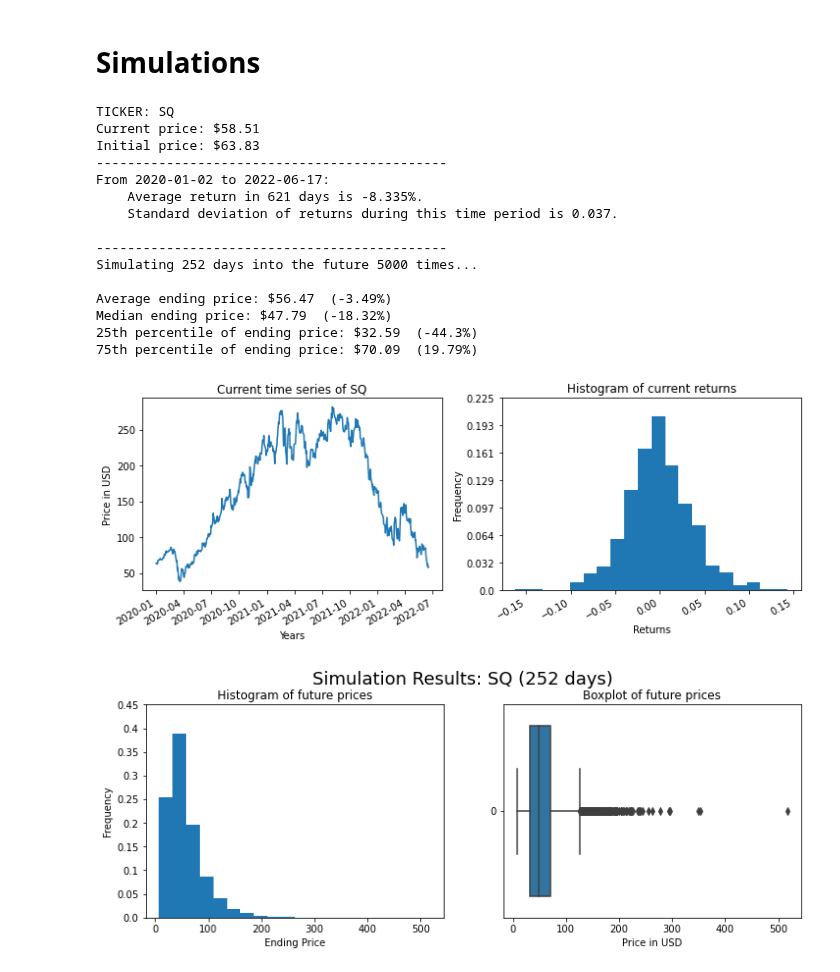
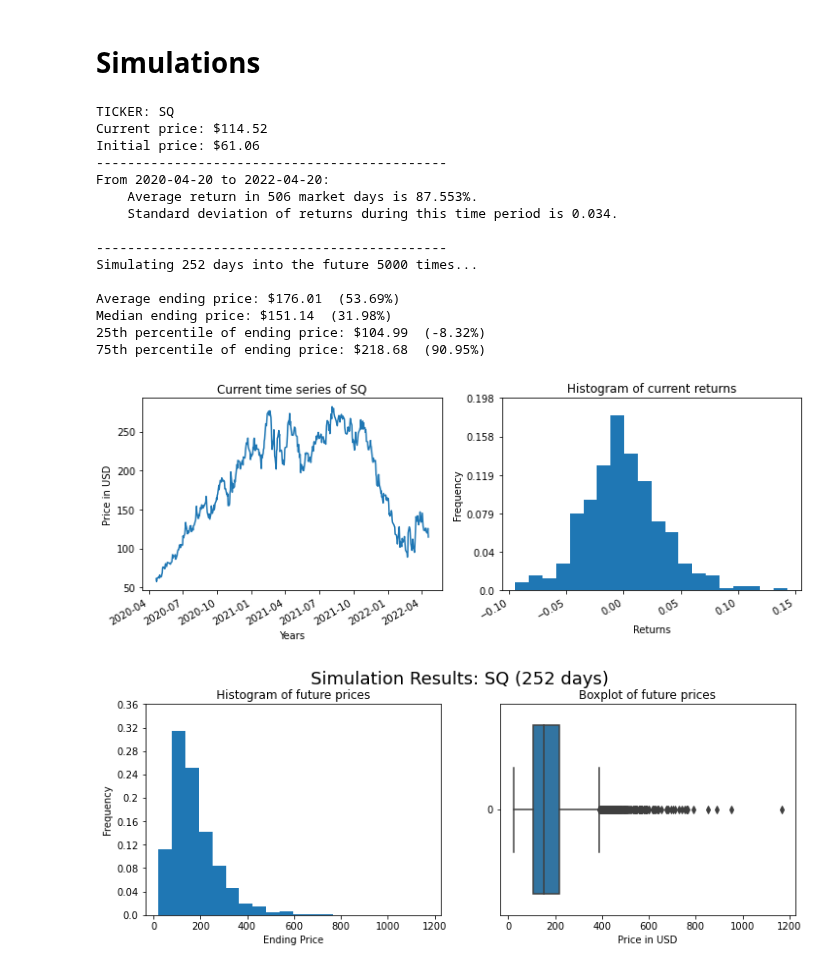
Before and after one commit to ryanznie/quant-MC-methods, a Jupyter notebook: quant-mc-methods-v2.ipynb, the cells around one changed output. Cells and saved outputs as stored; diff of their text form; code cells hidden in the pictures.

```diff
--- a/quant-mc-methods-v2.ipynb
+++ b/quant-mc-methods-v2.ipynb
@@ -178,14 +178,18 @@ plt.yticks(locs,np.round(locs/len(returns),3));
 # %%
 ### FUNCTIONS FOR PLOTTING AND SIMULATING ###
 
-def prepare_data(ticker):
+def prepare_data(ticker, beg='2020-01-01', last=datetime.today().strftime('%Y-%m-%d')):
     """
-    Import data via yfinance
+    Import data via yfinance, defaulted to begin from '2020-01-01' to the most recent market day
 
     Parameters
     ----------
     ticker : str
         name of ticker (e.g. "AAPL")
+    beg : str
+        valid date indicating beginning of historical data ('yyyy-mm-dd'), defaulted to '2020-01-01'
+    last : str
+        valid date indicating ending of historical data ('yyyy-mm-dd'), defaulted to most recent market day
 
     Returns
     -------
@@ -193,9 +197,9 @@ def prepare_data(ticker):
         dataframe of historical daily prices from ticker
     """
 
-    today = datetime.today().strftime('%Y-%m-%d')
+    #today = datetime.today().strftime('%Y-%m-%d')
     data = yf.Ticker(ticker)
-    df = data.history(start='2020-01-01', end=today, rounding=True)
+    df = data.history(start=beg, end=last, rounding=True)
 
     print()
     print(f"TICKER: {ticker}")
@@ -229,7 +233,7 @@ def calc_mu_std(ticker_data):
     std = ticker_data['return'].std()
 
     print(f"From {str(ticker_data.index[0])[:10]} to {str(ticker_data.index[-1])[:10]}:")
-    print(f"    Average return in {total_time} days is {round(100*mu, 3)}%. \n    Standard deviation of returns during this time period is {round(std, 3)}.")
+    print(f"    Average return in {total_time} market days is {round(100*mu, 3)}%. \n    Standard deviation of returns during this time period is {round(std, 3)}.")
 
     return mu, std
 
@@ -361,7 +365,7 @@ def plot_hist(end_points, time, ticker):
 # %% [markdown]
 ### Wrapper functions
 # %%
-def simulate(ticker, time, N):
+def simulate(ticker, time, N, beginning='2020-01-01', ending=datetime.today().strftime('%Y-%m-%d')):
     """
     Wrapper function: simulate and graph results given parameters
 
@@ -373,9 +377,13 @@ def simulate(ticker, time, N):
         number of days user wishes to simulate into the future (252 is one trading year)
     N : int
         number of desired simulations in Monte Carlo methods
+    beginning : str
+        valid date indicating beginning of historical data ('yyyy-mm-dd'), defaulted to '2020-01-01'
+    ending : str
+        valid date indicating ending of historical data ('yyyy-mm-dd'), defaulted to most recent market day
     """
 
-    data = prepare_data(ticker)
+    data = prepare_data(ticker, beg=beginning, last=ending)
     mu, std = calc_mu_std(data)
     plot_ts(data, ticker)
     results = MC_Simulation(mu, std, data, time, N)
@@ -450,25 +466,25 @@ def compare_stocks(ticker1, ticker2, time, N):
 # Simulations
 # %%
 # args: ticker, time, #simulations
-simulate("SQ", 252, 5000)
+simulate("SQ", 252, 5000, beginning='2020-04-20', ending='2022-04-21')
 # %% [output]
 TICKER: SQ
-Current price: $58.51
-Initial price: $63.83
+Current price: $114.52
+Initial price: $61.06
 ---------------------------------------------
-From 2020-01-02 to 2022-06-17:
-    Average return in 621 days is -8.335%.
-    Standard deviation of returns during this time period is 0.037.
+From 2020-04-20 to 2022-04-20:
+    Average return in 506 market days is 87.553%.
+    Standard deviation of returns during this time period is 0.034.
 
 ---------------------------------------------
 Simulating 252 days into the future 5000 times...
 
-Average ending price: $56.47  (-3.49%)
-Median ending price: $47.79  (-18.32%)
-25th percentile of ending price: $32.59  (-44.3%)
-75th percentile of ending price: $70.09  (19.79%)
+Average ending price: $176.01  (53.69%)
+Median ending price: $151.14  (31.98%)
+25th percentile of ending price: $104.99  (-8.32%)
+75th percentile of ending price: $218.68  (90.95%)
-[figure, old version]
+[figure, new version]
-[figure, old version]
+[figure, new version]
 # %%
 # args: ticker, time 1, time 2, #simulations
 compare_times("MA", 252, 500, 5000)
```
Also changed, not shown: parts of 8 cells of this notebook.
